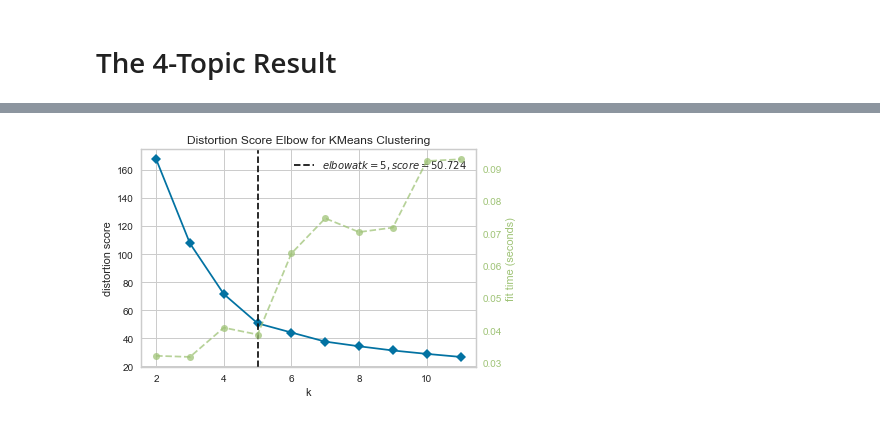
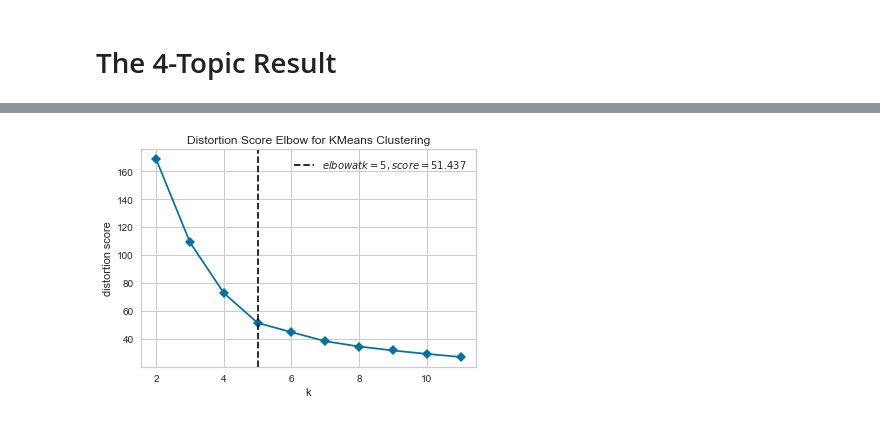
Before and after one commit to spdavern/metis_project4, a Jupyter notebook: cv_binary-lsa.ipynb, the cells around one changed output, grey strips where cells are left out. Saved outputs shown, nothing was run; the diff lists cells and outputs as text; code cells hidden in the pictures.

```diff
--- a/cv_binary-lsa.ipynb
+++ b/cv_binary-lsa.ipynb
@@ -351,12 +405,17 @@ doc_topic = cv_doc_topic[2]
 df = pd.DataFrame(normalize(cv_doc_topic[2]))
 # %%
 %matplotlib inline
+fig, ax = plt.subplots()
 km=KMeans()
-visualizer = KElbowVisualizer(km, k=(2,12))
+visualizer = KElbowVisualizer(km, ax=ax, k=(2,12),metric='distortion',\
+                              timings=False)  #,title='for KMeans Clustering')
 visualizer.fit(df)                     # Fit the data to the visualizer
-visualizer.show();                     # Finalize and render the figure
+# fig.suptitle('Distortion Score Elbow', fontsize=18)
+# ax.set_xlabel('k',fontsize=16)
+# ax.set_ylabel('Distortion Score',fontsize=16)
+visualizer.show(outpath='./reports/figures/cv_binary_lsa_4Elbow.svg',dpi=1200);                     # Finalize and render the figure
 # %% [output]
-[figure, old version]
+[figure, new version]
 # %%
 num_clusters = visualizer.elbow_value_
 km = KMeans(n_clusters=num_clusters,random_state=10,n_init=300,verbose=0) # n_init, number of times the K-mean algorithm will run
```
Also changed, not shown: parts of 30 cells of this notebook, 14 other files.
